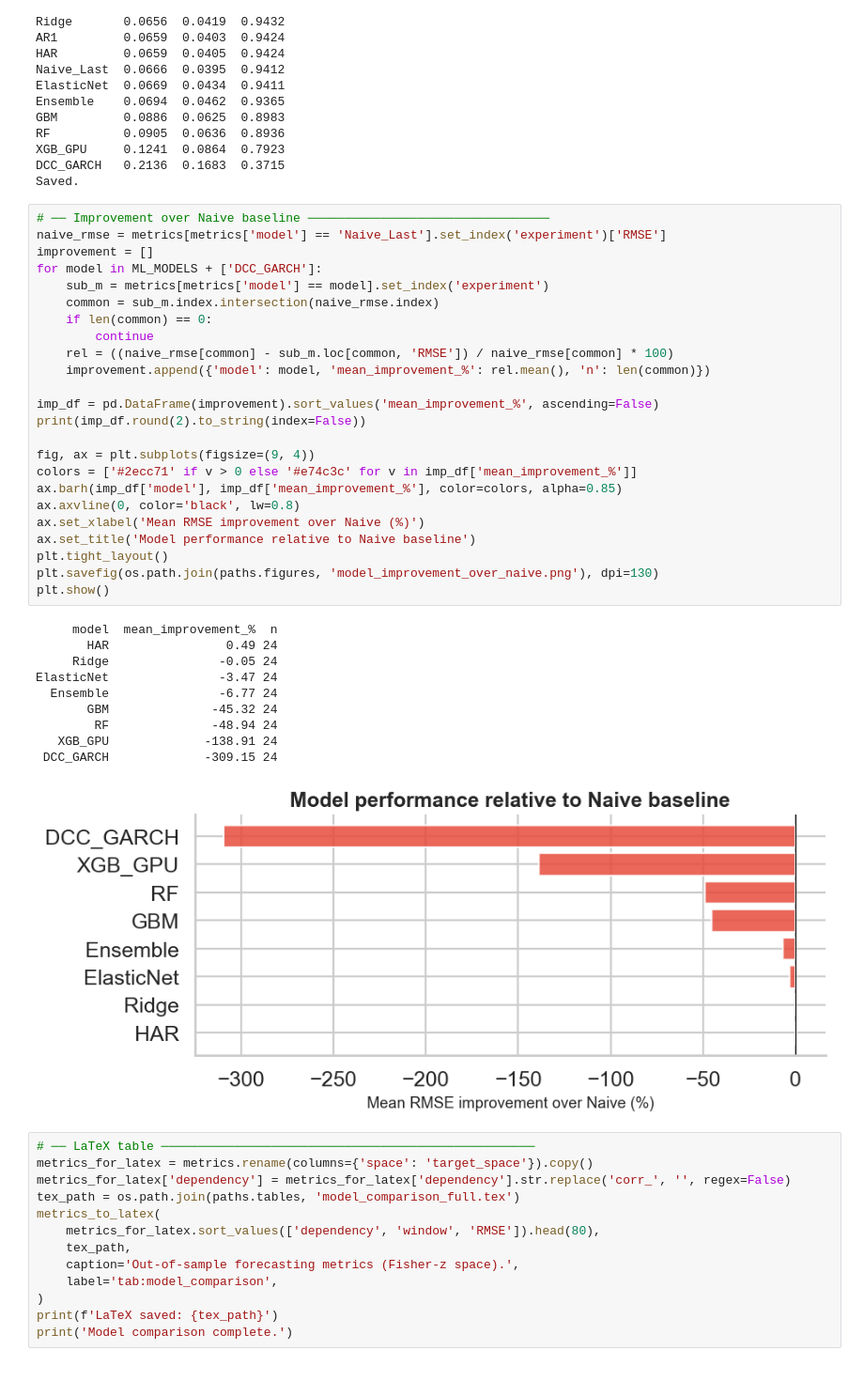
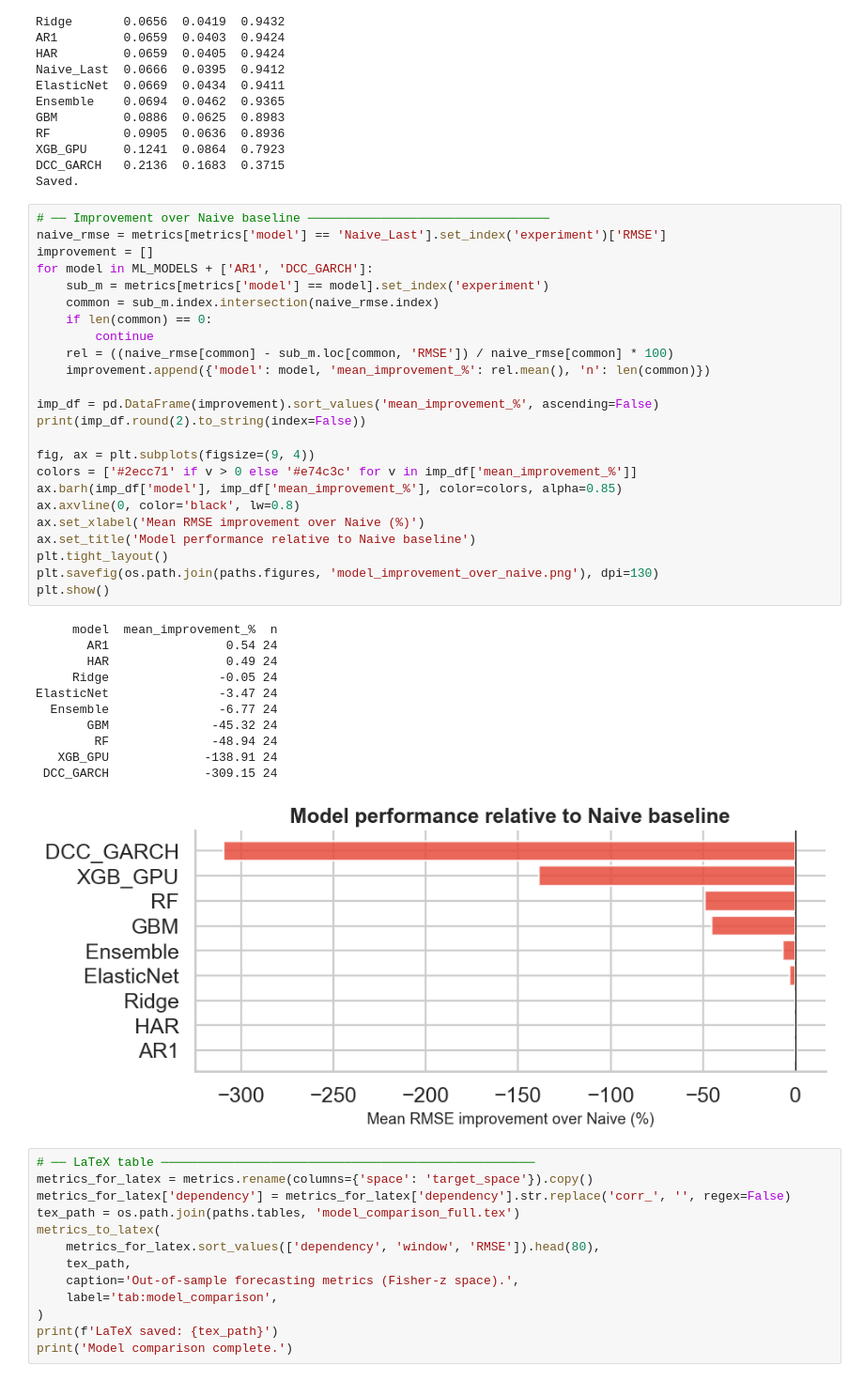
Before and after one commit to b0gdaan/master-thesis, a Jupyter notebook: notebooks/03_Model_Comparison.ipynb, the cells around one changed output. Shown at 94% size. Cells and saved outputs as stored; diff of their text form.

```diff
--- a/notebooks/03_Model_Comparison.ipynb
+++ b/notebooks/03_Model_Comparison.ipynb
@@ -225,37 +225,38 @@ Saved.
 # ── Improvement over Naive baseline ─────────────────────────────────
 naive_rmse = metrics[metrics['model'] == 'Naive_Last'].set_index('experiment')['RMSE']
 improvement = []
-for model in ML_MODELS + ['DCC_GARCH']:
+for model in ML_MODELS + ['AR1', 'DCC_GARCH']:
     sub_m = metrics[metrics['model'] == model].set_index('experiment')
     common = sub_m.index.intersection(naive_rmse.index)
     if len(common) == 0:
         continue
     rel = ((naive_rmse[common] - sub_m.loc[common, 'RMSE']) / naive_rmse[common] * 100)
     improvement.append({'model': model, 'mean_improvement_%': rel.mean(), 'n': len(common)})
 
 imp_df = pd.DataFrame(improvement).sort_values('mean_improvement_%', ascending=False)
 print(imp_df.round(2).to_string(index=False))
 
 fig, ax = plt.subplots(figsize=(9, 4))
 colors = ['#2ecc71' if v > 0 else '#e74c3c' for v in imp_df['mean_improvement_%']]
 ax.barh(imp_df['model'], imp_df['mean_improvement_%'], color=colors, alpha=0.85)
 ax.axvline(0, color='black', lw=0.8)
 ax.set_xlabel('Mean RMSE improvement over Naive (%)')
 ax.set_title('Model performance relative to Naive baseline')
 plt.tight_layout()
 plt.savefig(os.path.join(paths.figures, 'model_improvement_over_naive.png'), dpi=130)
 plt.show()
 # %% [output]
      model  mean_improvement_%  n
+       AR1                0.54 24
        HAR                0.49 24
      Ridge               -0.05 24
 ElasticNet               -3.47 24
   Ensemble               -6.77 24
        GBM              -45.32 24
         RF              -48.94 24
    XGB_GPU             -138.91 24
  DCC_GARCH             -309.15 24
-[figure, old version]
+[figure, new version]
 # %%
 # ── LaTeX table ───────────────────────────────────────────────────
 metrics_for_latex = metrics.rename(columns={'space': 'target_space'}).copy()
```
Also changed, not shown: 48 other files.
